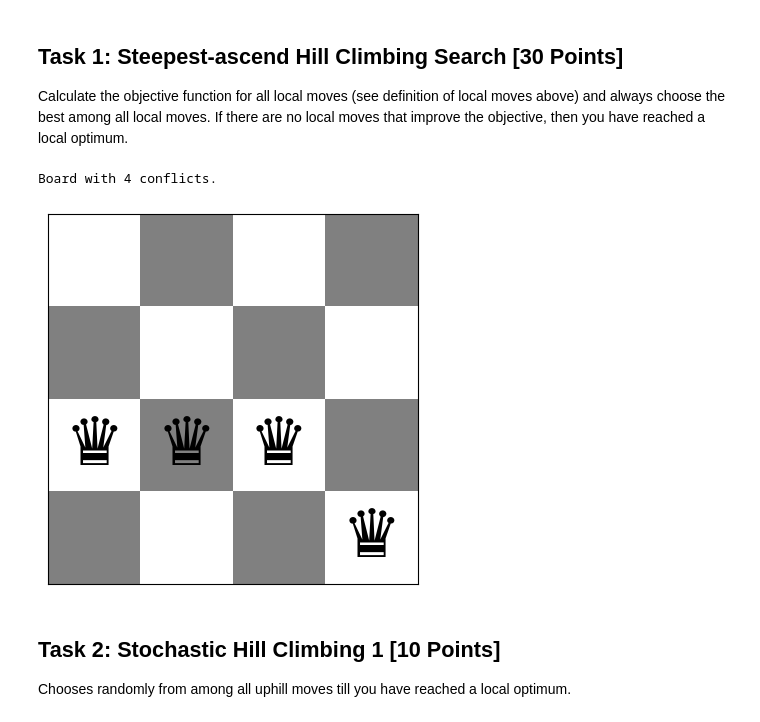
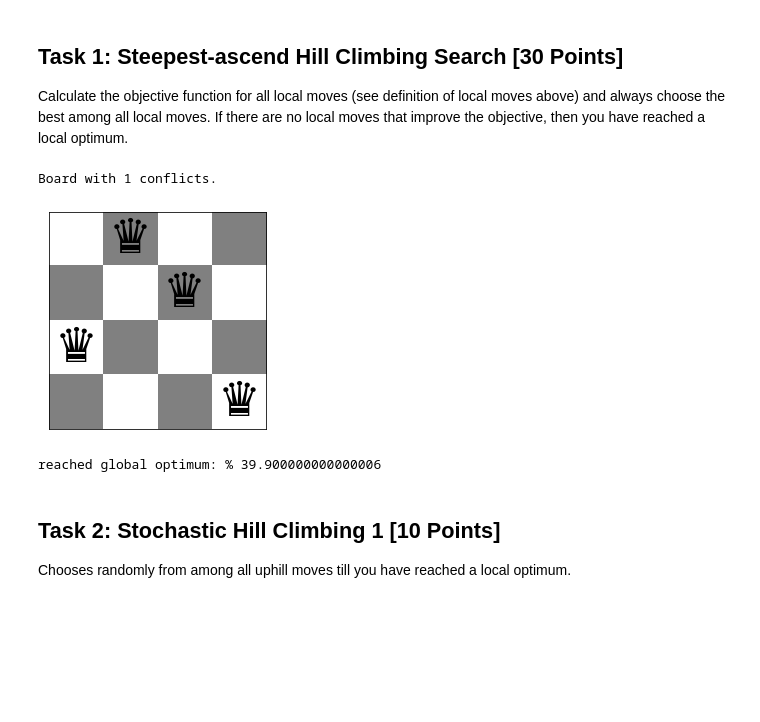
Before and after one commit to chirschbrich/n_queens, a Jupyter notebook: n_queens.ipynb, the cells around one changed output. Cells and saved outputs as stored; diff of their text form; code cells hidden in the pictures; blank space fills up the shorter version.

```diff
--- a/n_queens.ipynb
+++ b/n_queens.ipynb
@@ -137,9 +132,47 @@ def SAHC(board):
-# %%
-board = random_board(4)
-show_board(SAHC(board))
-# %% [output]
-Board with 4 conflicts.
-[figure, removed]
+# %%
+# Steepest-Ascent Hill Climbing
+def SAHC(board):
+    best_board = board
+    best_conflicts = conflicts(board)
+    n = len(board)
+    while True:
+        neighbors = []
+        for col in range(n):
+            for row in range(n):
+                if row != best_board[col]:
+                    neighbor = best_board.copy()
+                    neighbor[col] = row
+                    neighbors.append(neighbor)
+
+        # Evaluate all neighbors
+        neighbor_conflicts = [conflicts(neighbor) for neighbor in neighbors]
+
+        # Find the best neighbor
+        min_conflicts = min(neighbor_conflicts)
+        if min_conflicts >= best_conflicts:
+            # No better neighbors, local optimum reached
+            break
+
+        # Update to the best neighbor
+        best_board = neighbors[neighbor_conflicts.index(min_conflicts)]
+        best_conflicts = min_conflicts
+
+    return best_board
+# %%
+# Code and description go here
+count = 0
+y = 10000
+for n in range(y):
+    board = random_board(4)
+    if conflicts(SAHC(board)) == 0:
+        count += 1
+board = random_board(4)
+show_board(SAHC(board))
+print("reached global optimum: %", count/y * 100)
+# %% [output]
+Board with 1 conflicts.
+[figure, added]
+reached global optimum: % 39.900000000000006
 # %% [markdown]
 ## Task 2: Stochastic Hill Climbing 1 [10 Points]
 
```
Also changed, not shown: parts of 15 cells of this notebook.
